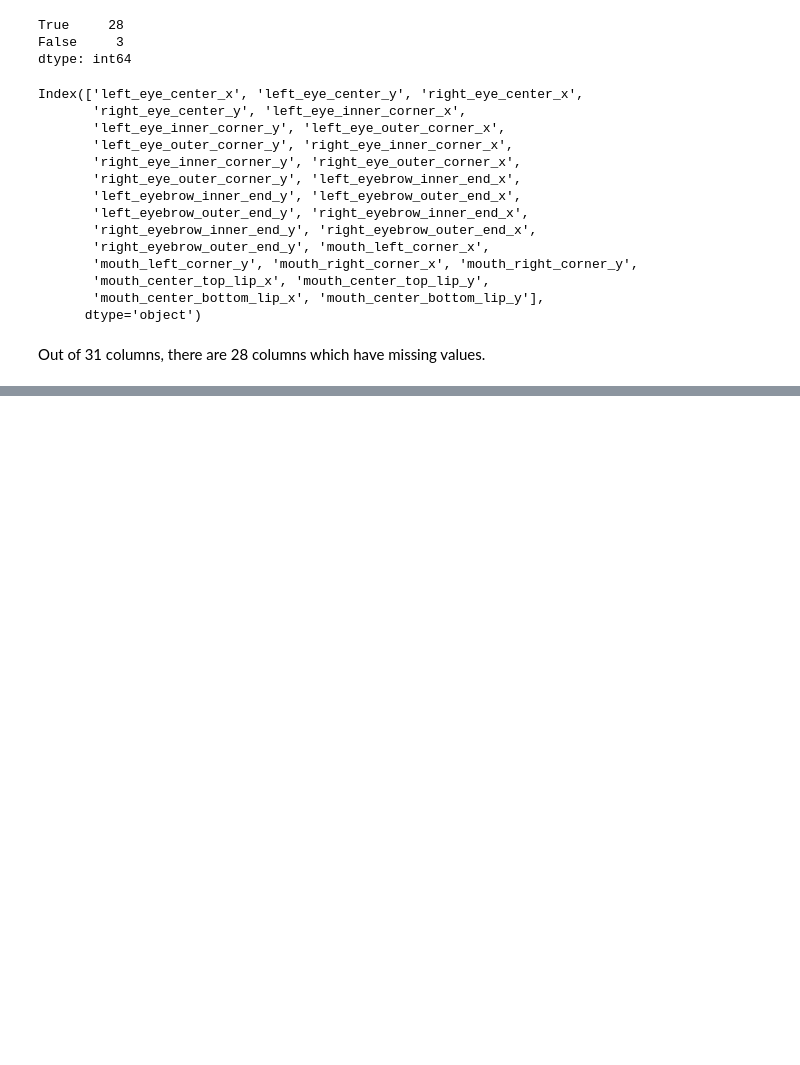
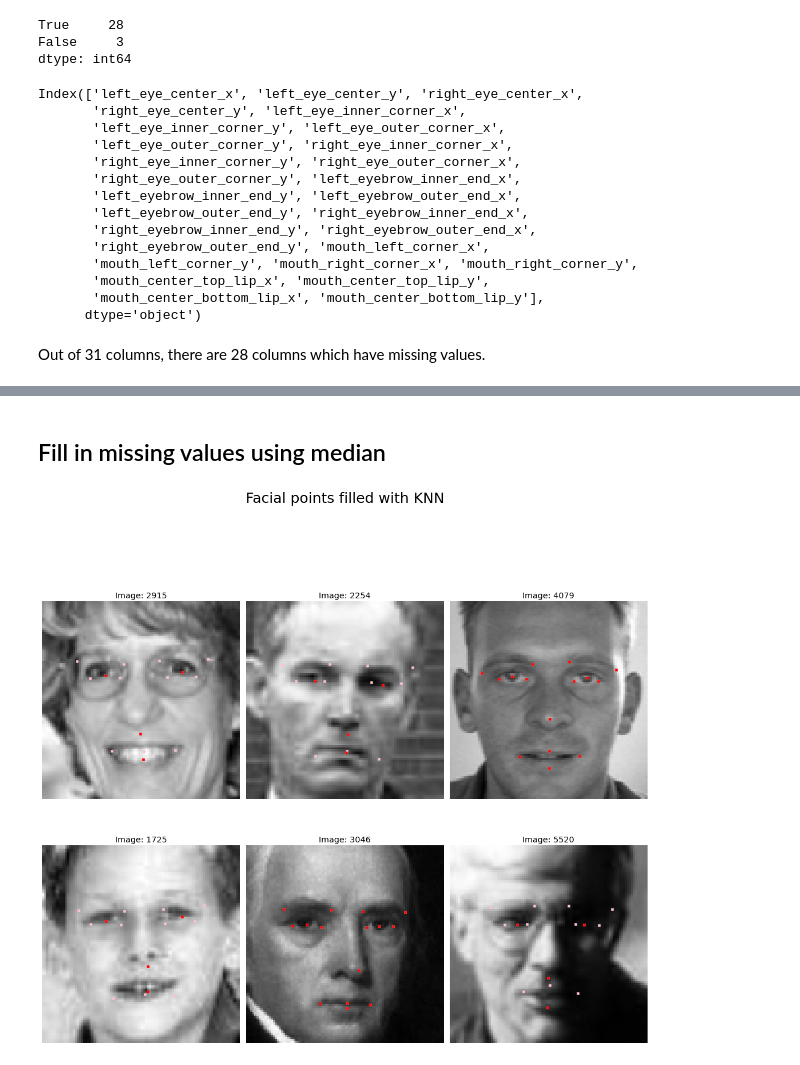
Before and after one commit to drminix/w207-project4, a Jupyter notebook: W207_project4.ipynb, the cells around one changed output, grey strips where cells are left out. Saved outputs shown, nothing was run; the diff lists cells and outputs as text; code cells hidden in the pictures; blank space fills up the shorter version.

```diff
--- a/W207_project4.ipynb
+++ b/W207_project4.ipynb
@@ -514,0 +248,10 @@ Epoch 40/40
+# %% [markdown]
+## Fill in missing values using median
+# %%
+# using KNN function to fill in missing values using KNN
+knn_imputer = KNNImputer(n_neighbors=9)
+y_train_knn = knn_imputer.fit_transform(y_train)
+y_dev_knn = knn_imputer.fit_transform(y_dev)
+show_multiple_samples(X_train,y_train, y_train_knn, 6, fig_title="Facial points filled with KNN")
+# %% [output]
+[figure, added]
```
Also changed, not shown: parts of 64 cells of this notebook.
